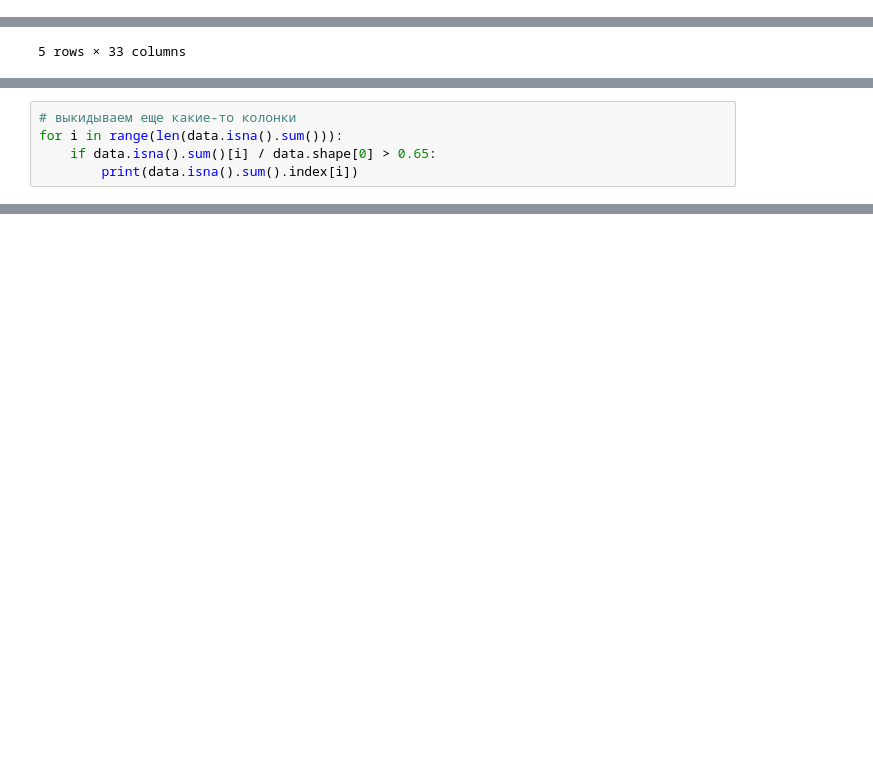
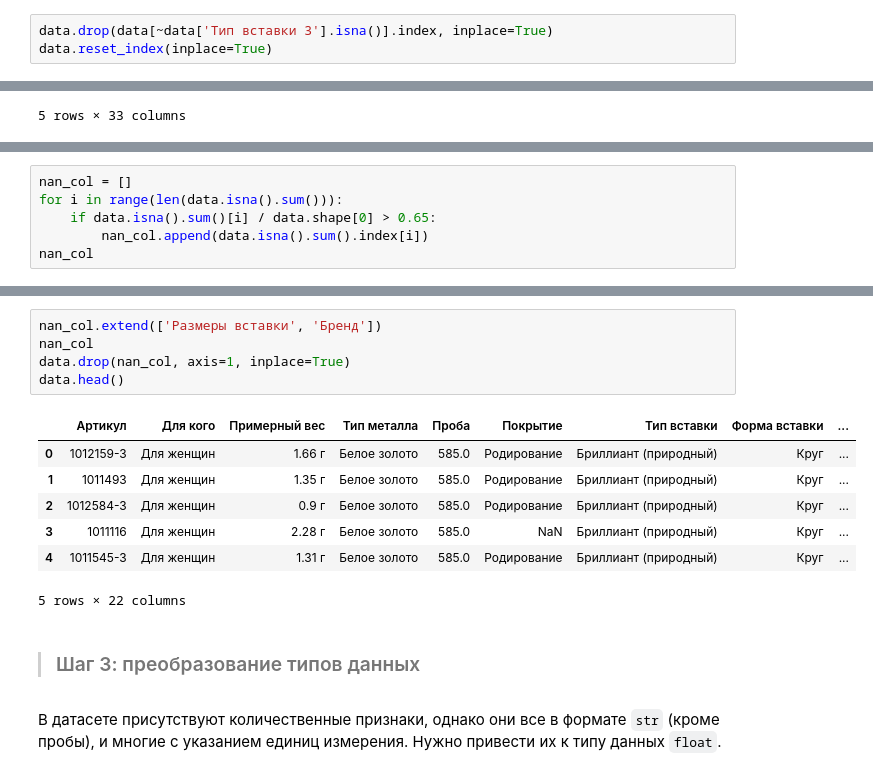
Before and after one commit to tisheedesh/Project, a Jupyter notebook: EDA.ipynb, the cells around one changed output, grey strips where cells are left out. Saved outputs shown, nothing was run; the diff lists cells and outputs as text; blank space fills up the shorter version.

```diff
--- a/EDA.ipynb
+++ b/EDA.ipynb
@@ -153,0 +194,3 @@ data.isna().sum()['Тип вставки 3']
+# %%
+data.drop(data[~data['Тип вставки 3'].isna()].index, inplace=True)
+data.reset_index(inplace=True)
@@ -176,6 +222,7 @@ data.head()
 # %%
-# выкидываем еще какие-то колонки
+nan_col = []
 for i in range(len(data.isna().sum())):
     if data.isna().sum()[i] / data.shape[0] > 0.65:
-        print(data.isna().sum().index[i])
+        nan_col.append(data.isna().sum().index[i])
+nan_col
 # %% [output]
@@ -190,0 +244,17 @@ for i in range(len(data.isna().sum())):
+# %%
+nan_col.extend(['Размеры вставки', 'Бренд'])
+nan_col
+data.drop(nan_col, axis=1, inplace=True)
+data.head()
+# %% [output]
+|  | Артикул | Для кого | Примерный вес | Тип металла | Проба | Покрытие | Тип вставки | Форма вставки | ... |
+| 0 | 1012159-3 | Для женщин | 1.66 г | Белое золото | 585.0 | Родирование | Бриллиант (природный) | Круг | ... |
+| 1 | 1011493 | Для женщин | 1.35 г | Белое золото | 585.0 | Родирование | Бриллиант (природный) | Круг | ... |
+| 2 | 1012584-3 | Для женщин | 0.9 г | Белое золото | 585.0 | Родирование | Бриллиант (природный) | Круг | ... |
+| 3 | 1011116 | Для женщин | 2.28 г | Белое золото | 585.0 | NaN | Бриллиант (природный) | Круг | ... |
+| 4 | 1011545-3 | Для женщин | 1.31 г | Белое золото | 585.0 | Родирование | Бриллиант (природный) | Круг | ... |
+5 rows × 22 columns
+# %% [markdown]
+> ### Шаг 3: преобразование типов данных
+# %% [markdown]
+В датасете присутствуют количественные признаки, однако они все в формате `str` (кроме пробы), и многие с указанием единиц измерения. Нужно привести их к типу данных `float`.
```
Also changed, not shown: parts of 56 cells of this notebook.
